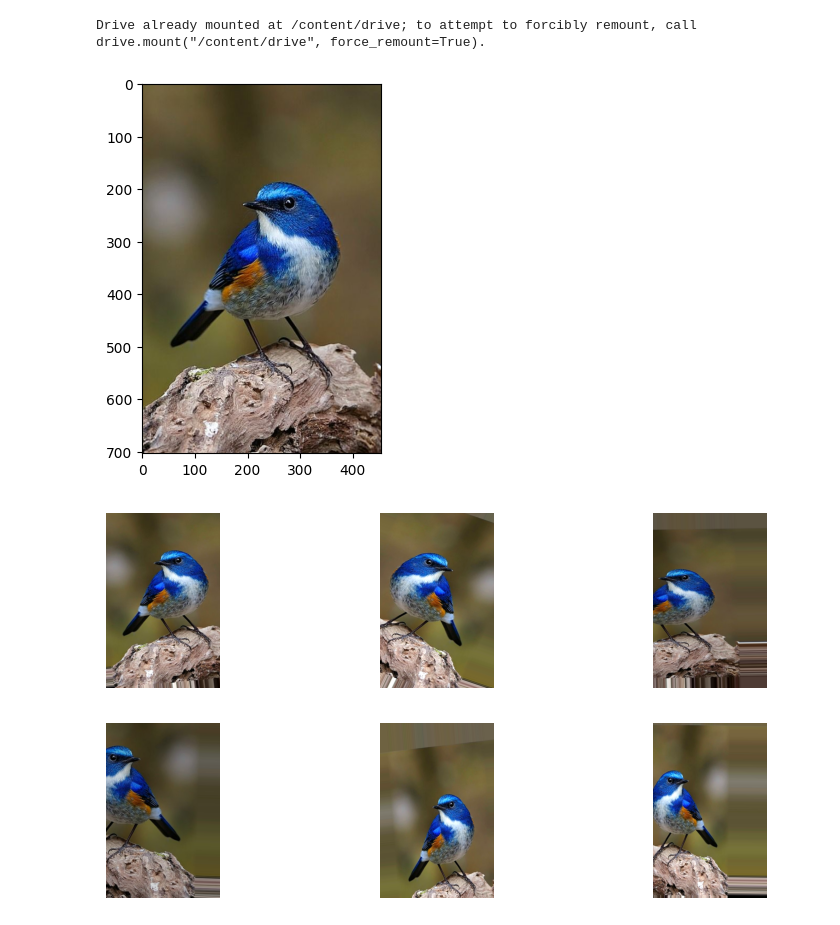
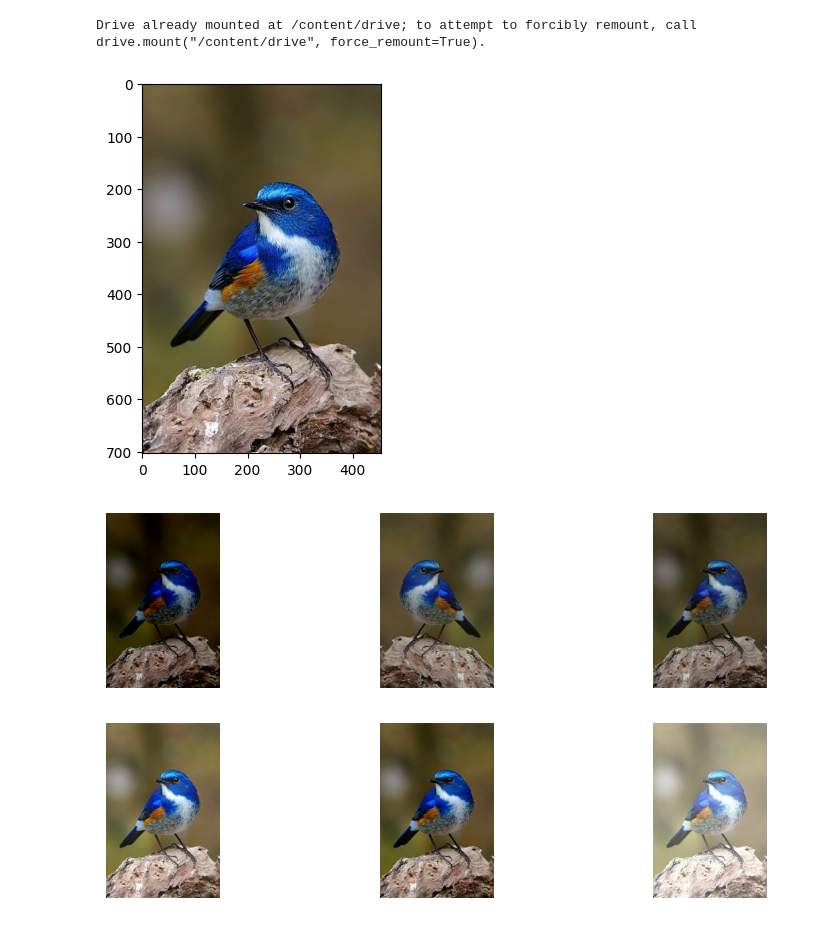
Before and after one commit to juhumkwon/source_code, a Jupyter notebook: 데이터증강_예제(Data_Augmentation).ipynb, the cells around one changed output. Drawn from its saved outputs; the diff is of its cells as text; code cells hidden in the pictures.

```diff
--- a/데이터증강_예제(Data_Augmentation).ipynb
+++ b/데이터증강_예제(Data_Augmentation).ipynb
@@ -14,33 +14,50 @@ image_path = "/content/drive/My Drive/Data/bird.jpg"  # 추론할 이미지 경
 
 
 # Load the image using mpimg.imread
 sample_image = mpimg.imread(image_path)  # (32, 32, 3) 형태의 이미지
 plt.imshow(sample_image) # imshow는 (32, 32, 3) 형태의 이미지를 기대합니다.
 
+# 증강 함수 정의
+def augment_image(image):
+    image = tf.image.random_flip_left_right(image)  # 좌우 반전
+    image = tf.image.random_brightness(image, max_delta=0.3)  # 밝기 조절
+    image = tf.image.random_contrast(image, lower=0.8, upper=1.2)  # 대비 조절
+    image = tf.image.random_saturation(image, lower=0.8, upper=1.2)  # 채도 조절
+    image = tf.image.random_jpeg_quality(image, min_jpeg_quality=70, max_jpeg_quality=100)  # 품질 저하
+    return image
+
+""""
 # 데이터 증강기 생성
 datagen = ImageDataGenerator(
     rotation_range=30,    # 최대 30도 회전
     width_shift_range=0.2, # 가로 방향 이동 (20%)
     height_shift_range=0.2, # 세로 방향 이동 (20%)
     zoom_range=0.2,       # 확대/축소 (20%)
     horizontal_flip=True,  # 좌우 반전
     brightness_range=[0.8, 1.2]  # 밝기 조절
 )
-
-
 # 증강된 이미지 생성
 # 배치 크기를 1로 지정하여 증강된 이미지를 생성합니다.
 augmented_images = datagen.flow(np.expand_dims(sample_image, axis=0), batch_size=1) # 여기에서 차원을 추가합니다.
 
 # 여러 개의 증강된 이미지 시각화
 plt.figure(figsize=(10, 5))
 for i in range(6):
     plt.subplot(2, 3, i+1)
     augmented_image = next(augmented_images)[0].astype('uint8') # next(augmented_images)는 (1, 32, 32, 3) 형태의 배치를 반환합니다. [0]으로 첫 번째 이미지를 선택합니다.
     plt.imshow(augmented_image)
     plt.axis('off')
 plt.show()
+"""
+
+plt.figure(figsize=(10, 5))
+for i in range(6):
+    plt.subplot(2, 3, i+1)
+    augmented_image = augment_image(sample_image)
+    plt.imshow(augmented_image.numpy().astype('uint8'))
+    plt.axis('off')
+plt.show()
 # %% [output]
 Drive already mounted at /content/drive; to attempt to forcibly remount, call drive.mount("/content/drive", force_remount=True).
 [figure]
-[figure, old version]
+[figure, new version]
```
